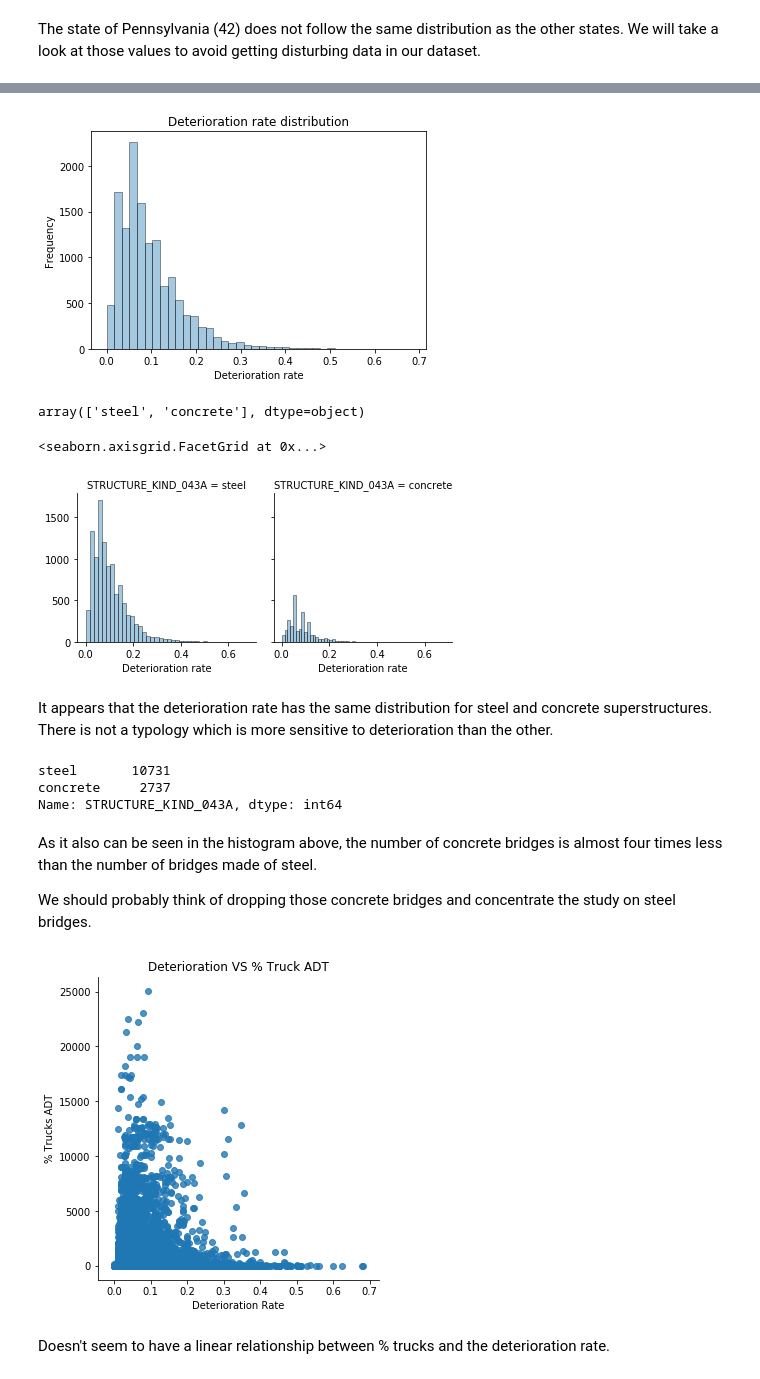
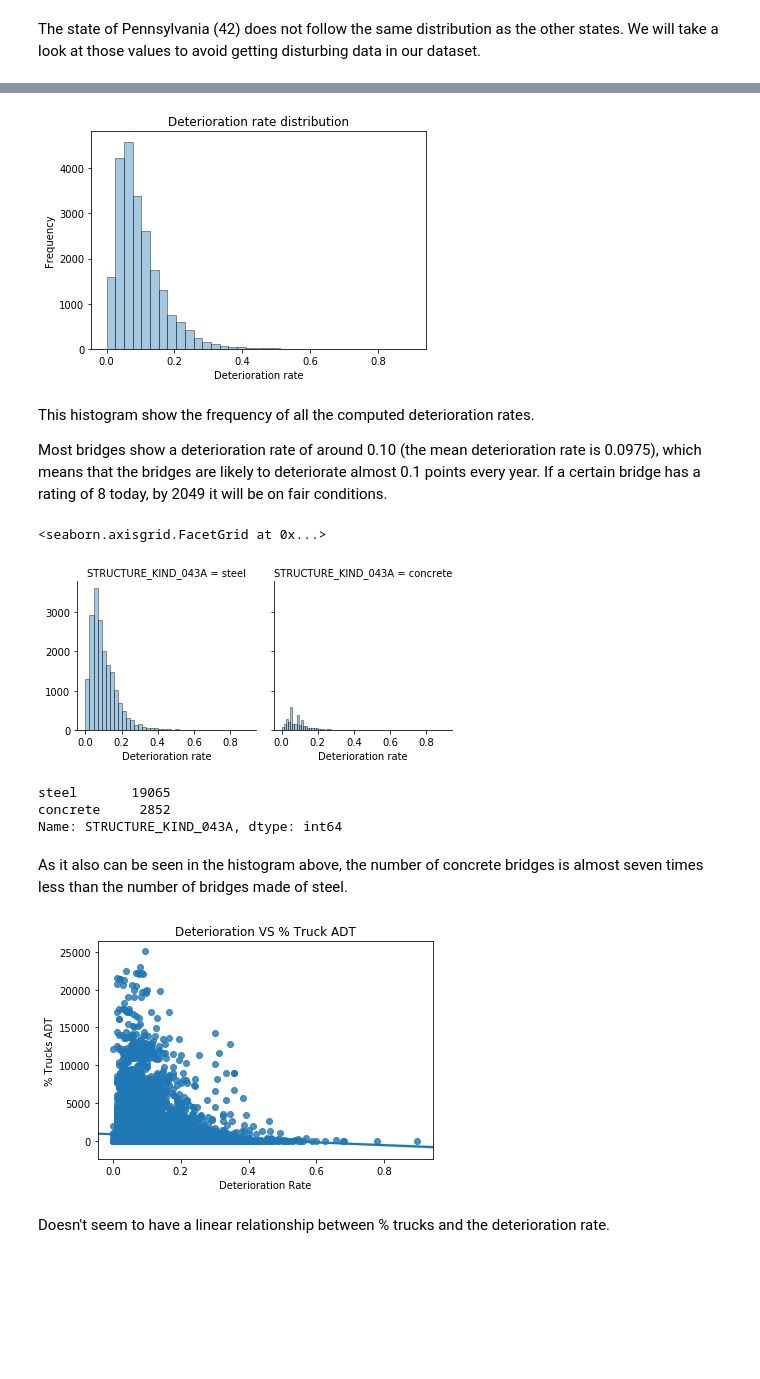
Before and after one commit to VegaLaguna/TFM-Bridge-deterioration, a Jupyter notebook: 03-EDA_CLIM.ipynb, the cells around one changed output, grey strips where cells are left out. Drawn from its saved outputs; the diff is of its cells as text; code cells hidden in the pictures; blank space fills up the shorter version.

```diff
--- a/03-EDA_CLIM.ipynb
+++ b/03-EDA_CLIM.ipynb
@@ -106,2 +108,4 @@ plt.show()
+# %%
+df = df[df['STRUCTURE_LEN_MT_049']<200]
 # %%
 # Number of spans
@@ -114,0 +144,2 @@ plt.show()
+# %%
+df= df[df['MAIN_UNIT_SPANS_045']!=0]
@@ -115,5 +153,6 @@ plt.show()
 # %%
-# We will remove outliers by filtering the bridges with less than 10 spans
-df = df[df['MAIN_UNIT_SPANS_045']<11]
+# We will remove outliers by filtering the bridges with less than 14 spans
+
+df = df[df['MAIN_UNIT_SPANS_045']<15]
 # %%
 # Deck width and traffic lanes relationship
@@ -130,5 +176,5 @@ We will drop those outliers.
 # %%
-df = df[df['TRAFFIC_LANES_ON_028A']<70]
+df = df[df['TRAFFIC_LANES_ON_028A']<5*df['TRAFFIC_LANES_ON_028A'].max()]
 # %%
 # Year of bridge construction
 
@@ -191,43 +223,41 @@ max      6.812500e-01
 Name: DETERIORATION_RATE, dtype: float64
 # %%
-sns.distplot(df['DETERIORATION_RATE'], kde = False, bins = 40, hist_kws=dict(edgecolor="k"))
+sns.distplot(df['DETERIORATION_RATE'], kde = False, bins = 35, hist_kws=dict(edgecolor="k"))
 plt.title('Deterioration rate distribution')
 plt.xlabel('Deterioration rate')
 plt.ylabel('Frequency')
 plt.show()
 # %% [output]
-[figure, old version]
+[figure, new version]
-# %%
-df['STRUCTURE_KIND_043A'].unique()
-# %% [output]
-array(['steel', 'concrete'], dtype=object)
+# %% [markdown]
+This histogram show the frequency of all the computed deterioration rates.
+
+Most bridges show a deterioration rate of around 0.10 (the mean deterioration rate is 0.0975), which means that the bridges are likely to deteriorate almost 0.1 points every year. If a certain bridge has a rating of 8 today, by 2049 it will be on fair conditions.
 # %%
+# Deterioration rate distribution VS type of material
+
 h = sns.FacetGrid(df, col = 'STRUCTURE_KIND_043A')
 h.map(sns.distplot, 'DETERIORATION_RATE', kde = False, bins = 40, hist_kws=dict(edgecolor="k")).set_xlabels('Deterioration rate')
 # %% [output]
 <seaborn.axisgrid.FacetGrid at 0x...>
-[figure, old version]
+[figure, new version]
-# %% [markdown]
-It appears that the deterioration rate has the same distribution for steel and concrete superstructures. There is not a typology which is more sensitive to deterioration than the other.
 # %%
 df['STRUCTURE_KIND_043A'].value_counts()
 # %% [output]
-steel       10731
-concrete     2737
+steel       19065
+concrete     2852
 Name: STRUCTURE_KIND_043A, dtype: int64
 # %% [markdown]
-As it also can be seen in the histogram above, the number of concrete bridges is almost four times less than the number of bridges made of steel.
-
-We should probably think of dropping those concrete bridges and concentrate the study on steel bridges.
+As it also can be seen in the histogram above, the number of concrete bridges is almost seven times less than the number of bridges made of steel.
 # %%
 # Truck ADT
-sns.lmplot(x='DETERIORATION_RATE', y = 'TRUCK_ADT', data = df, fit_reg=False)
+sns.regplot(x='DETERIORATION_RATE', y = 'TRUCK_ADT', data = df)
 plt.title('Deterioration VS % Truck ADT')
 plt.xlabel('Deterioration Rate')
 plt.ylabel('% Trucks ADT')
 plt.show()
 # %% [output]
-[figure, old version]
+[figure, new version]
 # %% [markdown]
 Doesn't seem to have a linear relationship between % trucks and the deterioration rate.
 # %%
```
Also changed, not shown: parts of 64 cells of this notebook, 5 other files.
